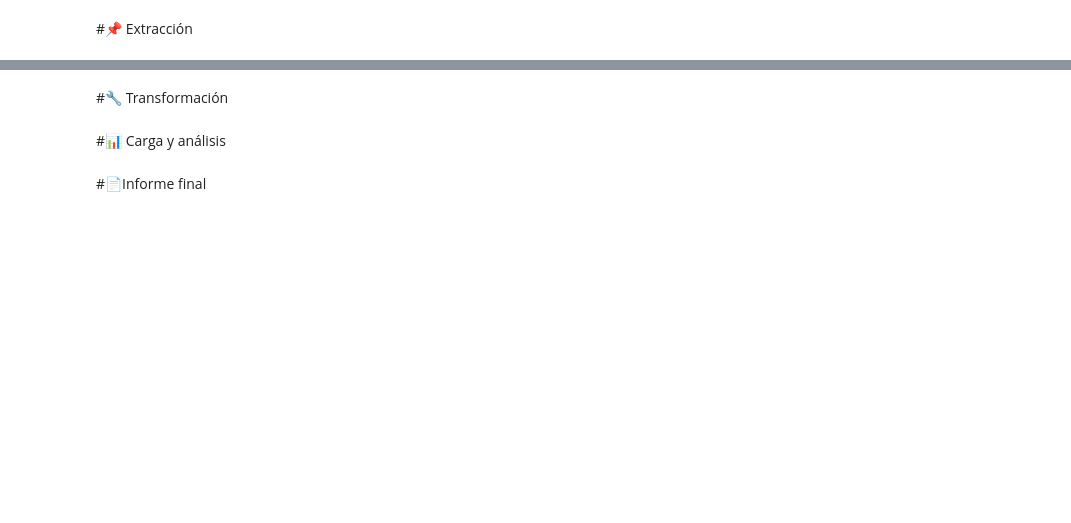
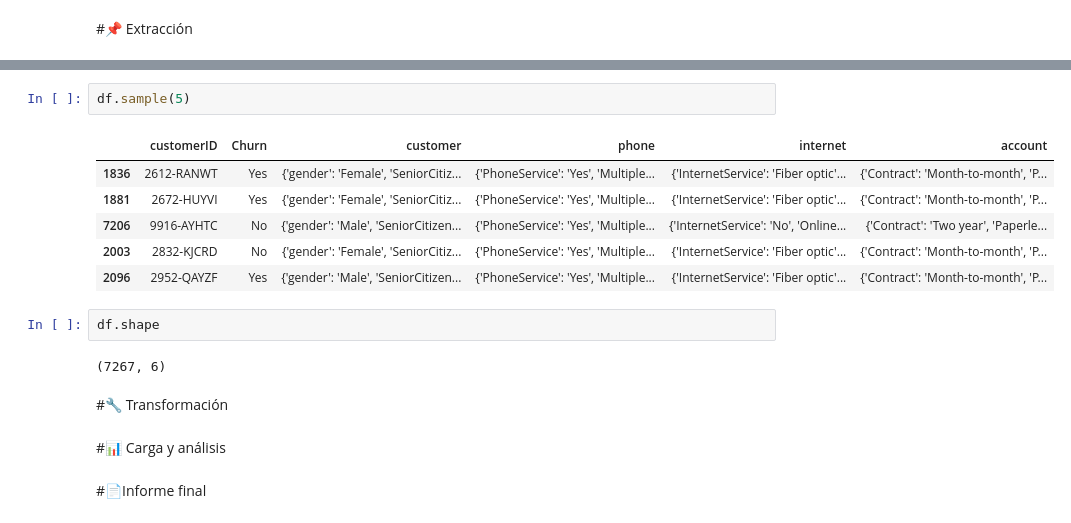
Before and after one commit to P0Iar/Challenge2-TelecomX, a Jupyter notebook: TelecomX_LATAM.ipynb, the cells around one changed output, grey strips where cells are left out. Drawn from its saved outputs; the diff is of its cells as text; blank space fills up the shorter version.

```diff
--- a/TelecomX_LATAM.ipynb
+++ b/TelecomX_LATAM.ipynb
@@ -5,3 +21,16 @@
+# %%
+df.sample(5)
+# %% [output]
+|  | customerID | Churn | customer | phone | internet | account |
+| 1836 | 2612-RANWT | Yes | {'gender': 'Female', 'SeniorCitiz... | {'PhoneService': 'Yes', 'Multiple... | {'InternetService': 'Fiber optic'... | {'Contract': 'Month-to-month', 'P... |
+| 1881 | 2672-HUYVI | Yes | {'gender': 'Female', 'SeniorCitiz... | {'PhoneService': 'Yes', 'Multiple... | {'InternetService': 'Fiber optic'... | {'Contract': 'Month-to-month', 'P... |
+| 7206 | 9916-AYHTC | No | {'gender': 'Male', 'SeniorCitizen... | {'PhoneService': 'Yes', 'Multiple... | {'InternetService': 'No', 'Online... | {'Contract': 'Two year', 'Paperle... |
+| 2003 | 2832-KJCRD | No | {'gender': 'Female', 'SeniorCitiz... | {'PhoneService': 'Yes', 'Multiple... | {'InternetService': 'Fiber optic'... | {'Contract': 'Month-to-month', 'P... |
+| 2096 | 2952-QAYZF | Yes | {'gender': 'Male', 'SeniorCitizen... | {'PhoneService': 'Yes', 'Multiple... | {'InternetService': 'Fiber optic'... | {'Contract': 'Month-to-month', 'P... |
+# %%
+df.shape
+# %% [output]
+(7267, 6)
 # %% [markdown]
 #🔧 Transformación
 # %% [markdown]
```
Also changed, not shown: parts of 2 cells of this notebook.
